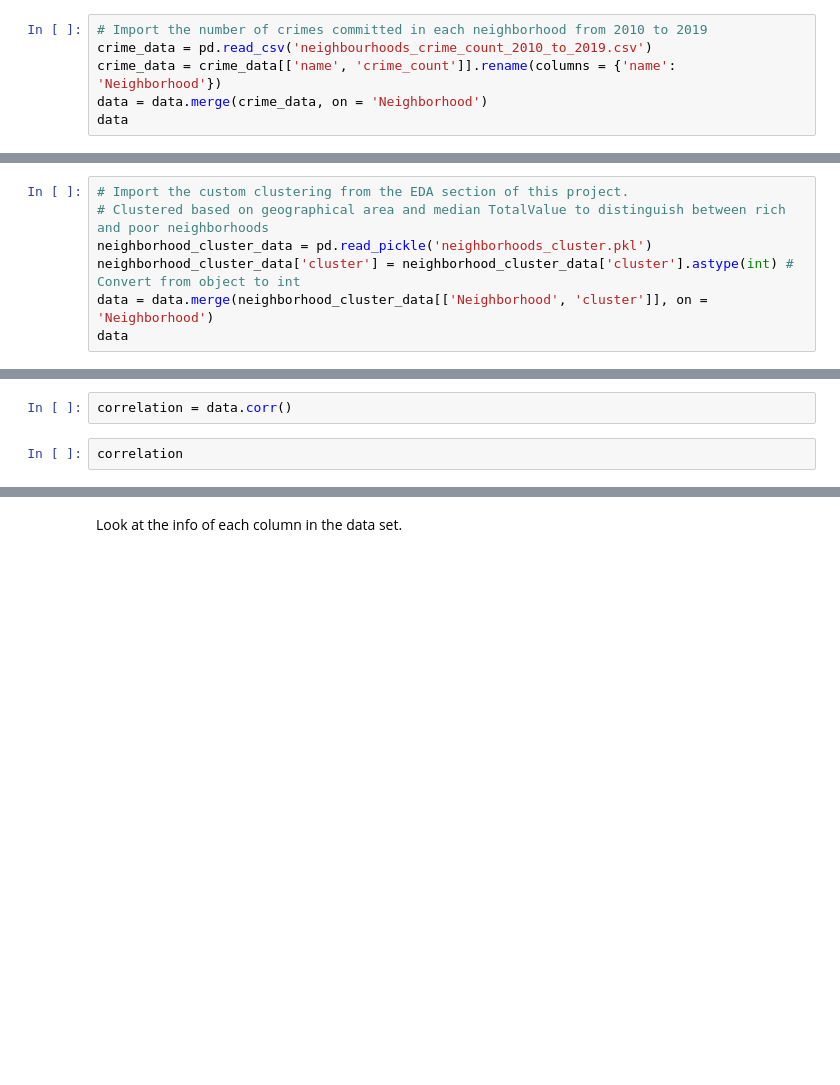
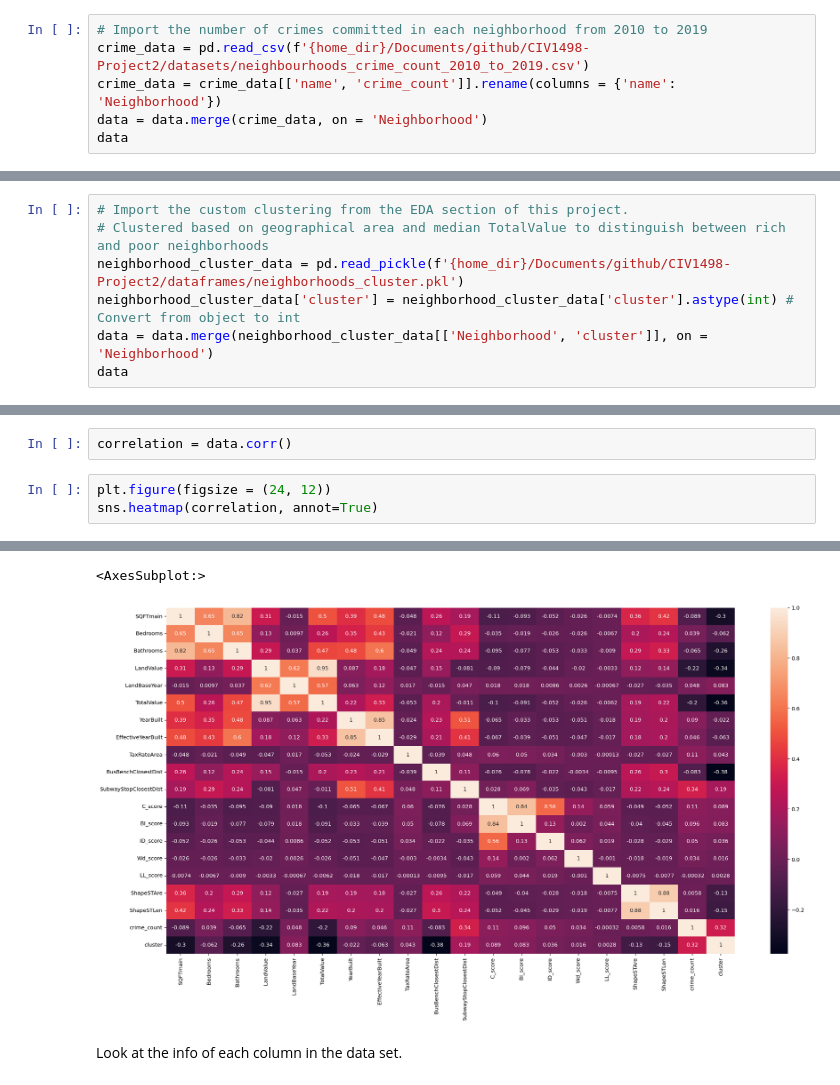
Before and after one commit to mbbatukan/CIV1498-Project2, a Jupyter notebook: notebooks/ML_Model_ES_Gradient_Descent_MB.ipynb, the cells around one changed output, grey strips where cells are left out. Drawn from its saved outputs; the diff is of its cells as text; blank space fills up the shorter version.

```diff
--- a/notebooks/ML_Model_ES_Gradient_Descent_MB.ipynb
+++ b/notebooks/ML_Model_ES_Gradient_Descent_MB.ipynb
@@ -31,7 +31,7 @@ data.shape
 (417991, 25)
 # %%
 # Import the number of crimes committed in each neighborhood from 2010 to 2019
-crime_data = pd.read_csv('neighbourhoods_crime_count_2010_to_2019.csv')
+crime_data = pd.read_csv(f'{home_dir}/Documents/github/CIV1498-Project2/datasets/neighbourhoods_crime_count_2010_to_2019.csv')
 crime_data = crime_data[['name', 'crime_count']].rename(columns = {'name': 'Neighborhood'})
 data = data.merge(crime_data, on = 'Neighborhood')
 data
@@ -52,7 +38,7 @@ data
 # %%
 # Import the custom clustering from the EDA section of this project.
 # Clustered based on geographical area and median TotalValue to distinguish between rich and poor neighborhoods
-neighborhood_cluster_data = pd.read_pickle('neighborhoods_cluster.pkl')
+neighborhood_cluster_data = pd.read_pickle(f'{home_dir}/Documents/github/CIV1498-Project2/dataframes/neighborhoods_cluster.pkl')
 neighborhood_cluster_data['cluster'] = neighborhood_cluster_data['cluster'].astype(int) # Convert from object to int
 data = data.merge(neighborhood_cluster_data[['Neighborhood', 'cluster']], on = 'Neighborhood')
 data
@@ -94,5 +66,6 @@ Check out the correlation between each of the current features of the data set.
 # %%
 correlation = data.corr()
 # %%
-correlation
+plt.figure(figsize = (24, 12))
+sns.heatmap(correlation, annot=True)
 # %% [output]
@@ -115,3 +72,5 @@ correlation
+<AxesSubplot:>
+[figure, added]
 # %% [markdown]
 Look at the info of each column in the data set.
 # %%
```
Also changed, not shown: parts of 7 cells of this notebook, 1 other file.
